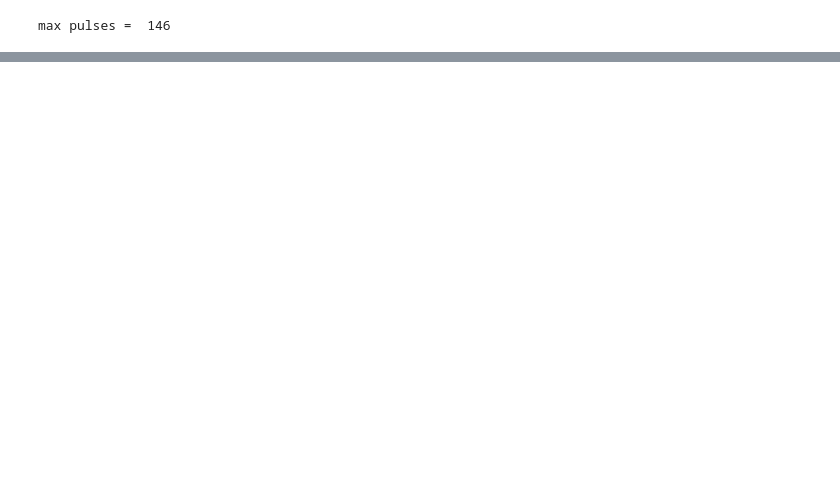
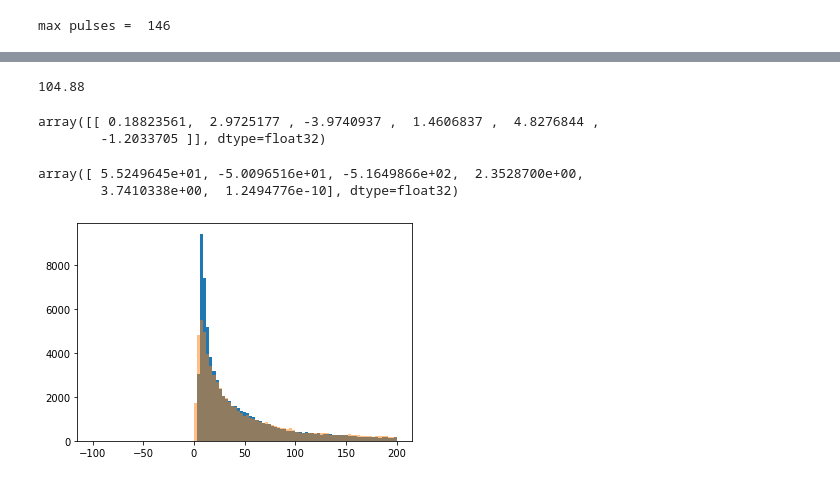
Before and after one commit to philippeller/IceNet, a Jupyter notebook: IceNet.ipynb, the cells around one changed output, grey strips where cells are left out. Cells and saved outputs as stored; diff of their text form; code cells hidden in the pictures; blank space fills up the shorter version.

```diff
--- a/IceNet.ipynb
+++ b/IceNet.ipynb
@@ -480,0 +590,19 @@ model.weights
+# %%
+np.percentile([0,100,102,102,105], 99)
+# %% [output]
+104.88
+# %%
+model.predict(X[[2098]])
+# %% [output]
+array([[ 0.18823561,  2.9725177 , -3.9740937 ,  1.4606837 ,  4.8276844 ,
+        -1.2033705 ]], dtype=float32)
+# %%
+y_pred_test[300]
+# %% [output]
+array([ 5.5249645e+01, -5.0096516e+01, -5.1649866e+02,  2.3528700e+00,
+        3.7410338e+00,  1.2494776e-10], dtype=float32)
+# %%
+plt.hist(np.exp(y_pred_train[:,5]), bins=np.linspace(-100, 200, 100));
+plt.hist(np.exp(y_train[:,5]), bins=np.linspace(-100, 200, 100), alpha=0.5);
+# %% [output]
+[figure, added]
```
Also changed, not shown: parts of 57 cells of this notebook.
